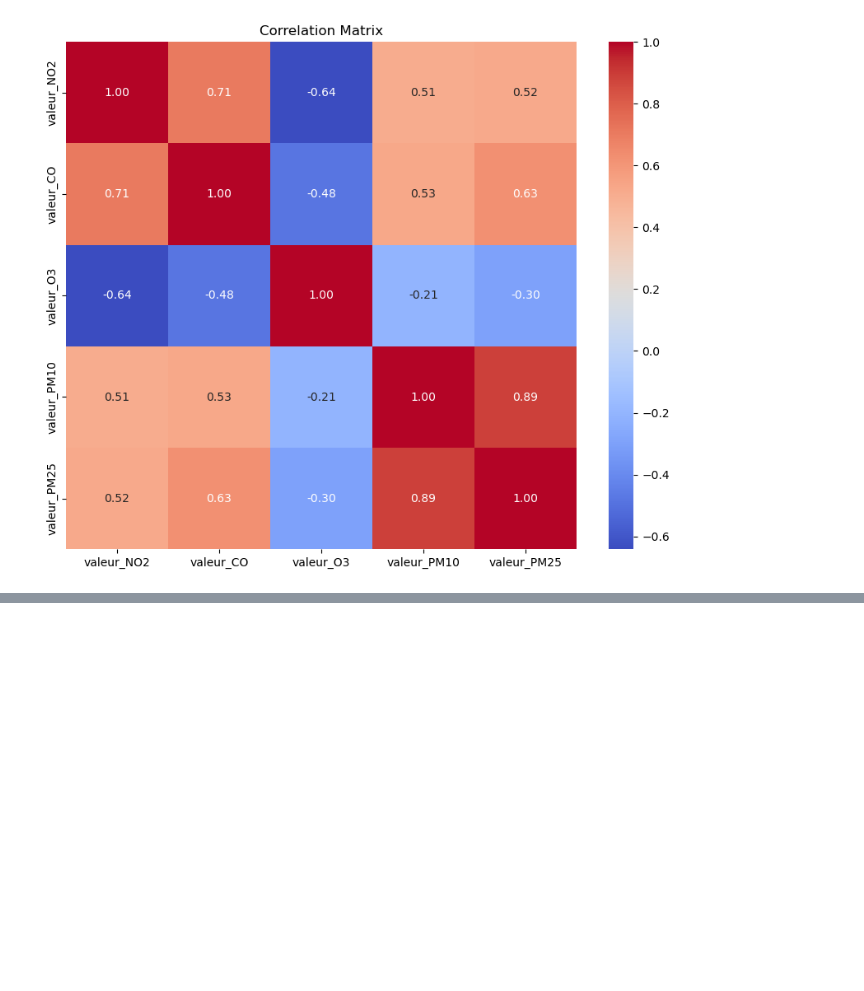
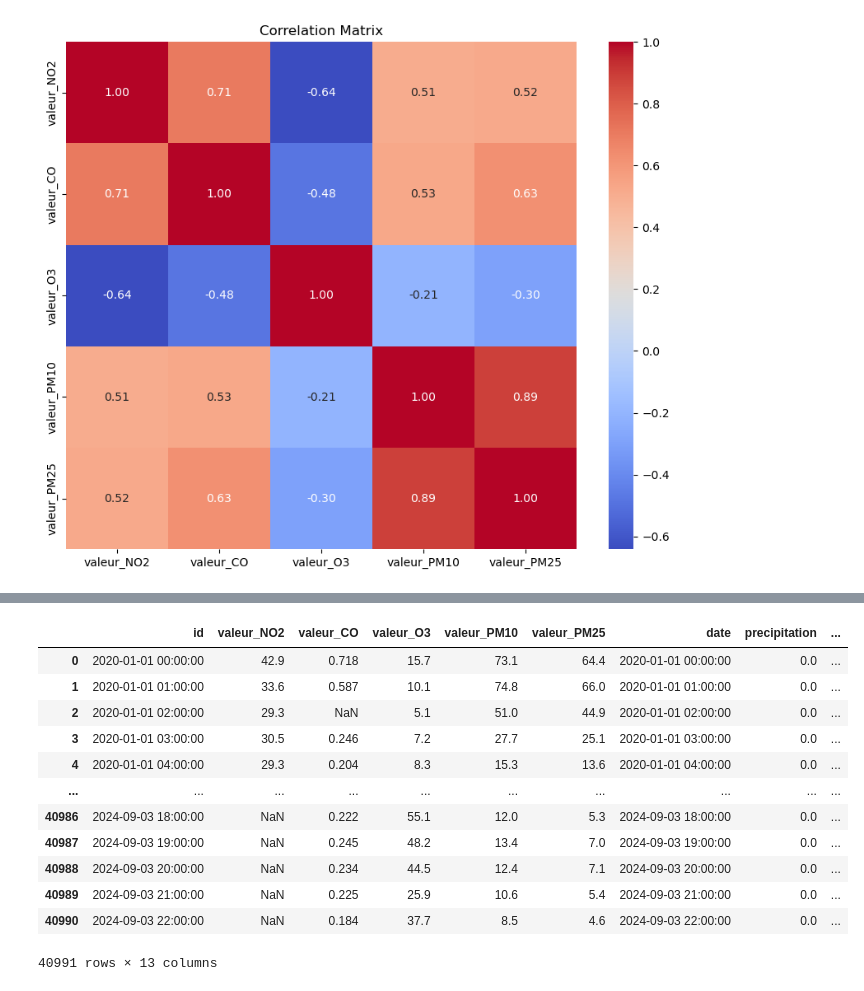
Before and after one commit to matthieudelsart/time_series_project, a Jupyter notebook: EDA_matthieu.ipynb, the cells around one changed output, grey strips where cells are left out. Cells and saved outputs as stored; diff of their text form; code cells hidden in the pictures; blank space fills up the shorter version.

Commit message:
feat: add weather data

```diff
--- a/EDA_matthieu.ipynb
+++ b/EDA_matthieu.ipynb
@@ -92,0 +130,2 @@ from sklearn.model_selection import TimeSeriesSplit
+# %%
+df_weather = pd.read_csv('external_data/weather_clean.csv', parse_dates=['date'])
@@ -92,0 +149,18 @@ from sklearn.model_selection import TimeSeriesSplit
+# %%
+# To merge
+
+pd.merge(df, df_weather, left_on='id', right_on='date', how='left')
+# %% [output]
+|  | id | valeur_NO2 | valeur_CO | valeur_O3 | valeur_PM10 | valeur_PM25 | date | precipitation | ... |
+| 0 | 2020-01-01 00:00:00 | 42.9 | 0.718 | 15.7 | 73.1 | 64.4 | 2020-01-01 00:00:00 | 0.0 | ... |
+| 1 | 2020-01-01 01:00:00 | 33.6 | 0.587 | 10.1 | 74.8 | 66.0 | 2020-01-01 01:00:00 | 0.0 | ... |
+| 2 | 2020-01-01 02:00:00 | 29.3 | NaN | 5.1 | 51.0 | 44.9 | 2020-01-01 02:00:00 | 0.0 | ... |
+| 3 | 2020-01-01 03:00:00 | 30.5 | 0.246 | 7.2 | 27.7 | 25.1 | 2020-01-01 03:00:00 | 0.0 | ... |
+| 4 | 2020-01-01 04:00:00 | 29.3 | 0.204 | 8.3 | 15.3 | 13.6 | 2020-01-01 04:00:00 | 0.0 | ... |
+| ... | ... | ... | ... | ... | ... | ... | ... | ... | ... |
+| 40986 | 2024-09-03 18:00:00 | NaN | 0.222 | 55.1 | 12.0 | 5.3 | 2024-09-03 18:00:00 | 0.0 | ... |
+| 40987 | 2024-09-03 19:00:00 | NaN | 0.245 | 48.2 | 13.4 | 7.0 | 2024-09-03 19:00:00 | 0.0 | ... |
+| 40988 | 2024-09-03 20:00:00 | NaN | 0.234 | 44.5 | 12.4 | 7.1 | 2024-09-03 20:00:00 | 0.0 | ... |
+| 40989 | 2024-09-03 21:00:00 | NaN | 0.225 | 25.9 | 10.6 | 5.4 | 2024-09-03 21:00:00 | 0.0 | ... |
+| 40990 | 2024-09-03 22:00:00 | NaN | 0.184 | 37.7 | 8.5 | 4.6 | 2024-09-03 22:00:00 | 0.0 | ... |
+40991 rows × 13 columns
```
Also changed, not shown: parts of 12 cells of this notebook, 2 other files.
